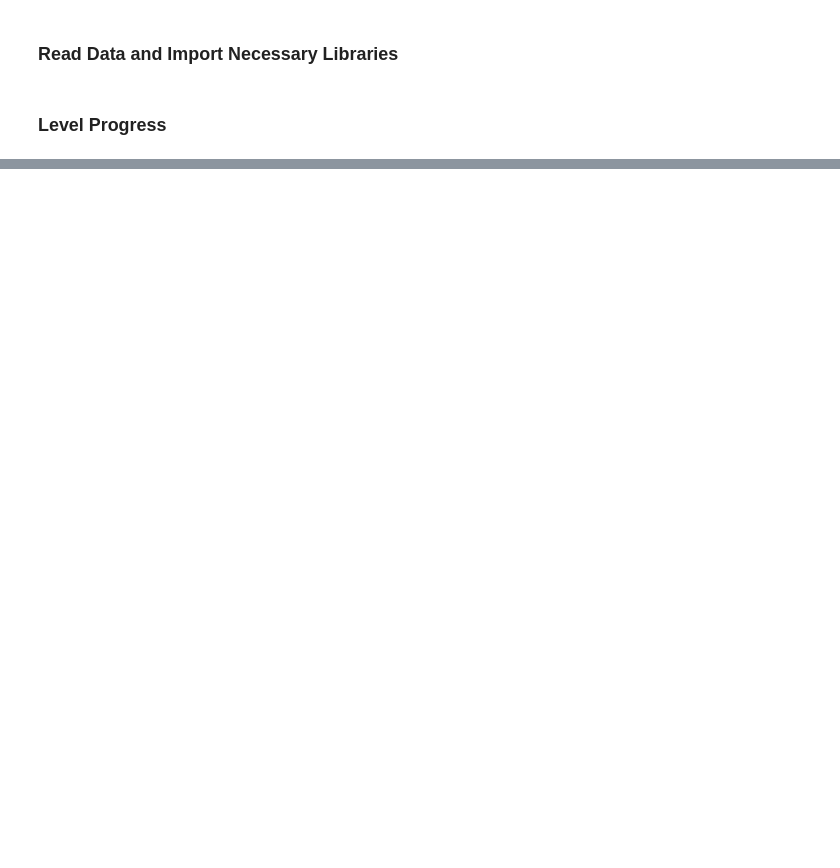
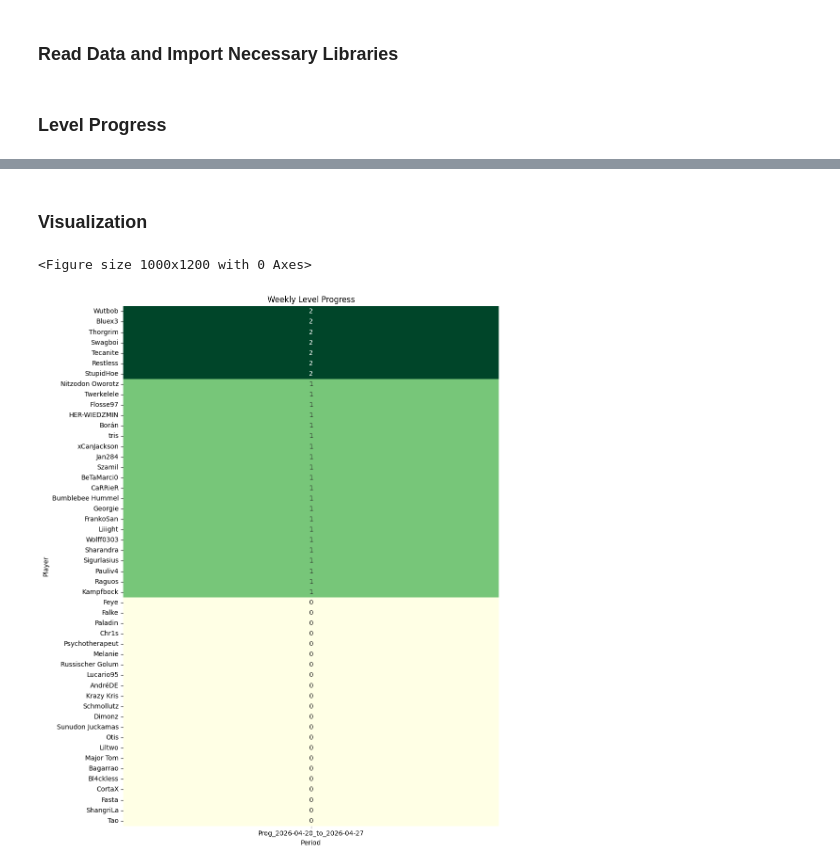
Before and after one commit to marcel-blum/SF_Statistical_Mechanics, a Jupyter notebook: analyses/level_analysis.ipynb, the cells around one changed output, grey strips where cells are left out. Cells and saved outputs as stored; diff of their text form; code cells hidden in the pictures; blank space fills up the shorter version.

Commit message:
import cw 18 and update level progress visualization

```diff
--- a/analyses/level_analysis.ipynb
+++ b/analyses/level_analysis.ipynb
@@ -57,0 +54,28 @@ print(level_progress.sort_values(by=weeks[-1], ascending=False))
+# %% [markdown]
+### Visualization
+# %%
+prog_cols = [c for c in final_df.columns if "Prog" in c]
+latest_prog = prog_cols[-1]
+final_df_sorted = final_df.sort_values(by=latest_prog, ascending=False)
+plot_data = final_df_sorted.set_index("player_name")[prog_cols]
+plt.figure(figsize=(10, 12))
+
+plt.figure(figsize=(10, 12))
+sns.heatmap(plot_data,
+            annot = True,
+            cmap = "YlGn",
+            cbar_kws = {"label": "Level Up"},
+            cbar = False)
+
+plt.title("Weekly Level Progress")
+plt.xlabel("Period")
+plt.ylabel("Player")
+plt.tight_layout()
+
+# save visualization and show
+save_path = "../visualizations/Q2_2026/weekly_level_progress_cw17_18.png"
+plt.savefig(save_path, dpi=300, bbox_inches='tight', facecolor='white')
+plt.show()
+# %% [output]
+<Figure size 1000x1200 with 0 Axes>
+[figure, added]
```
Also changed, not shown: parts of 2 cells of this notebook, 6 other files.
